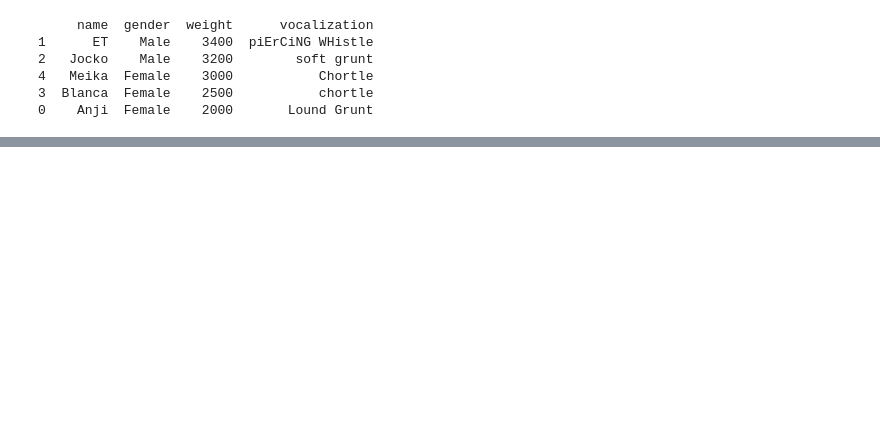
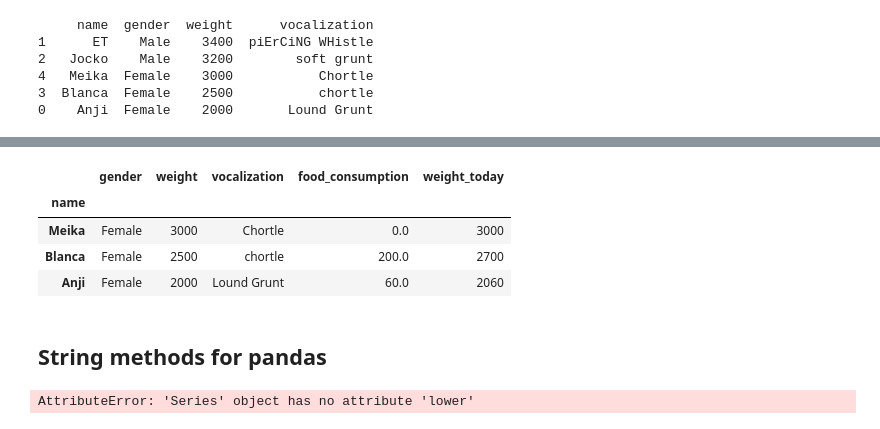
Before and after one commit to kuti1234/weeklong_15_class-hour_python_class, a Jupyter notebook: day5/11_walrus_data.ipynb, the cells around one changed output, grey strips where cells are left out. Saved outputs shown, nothing was run; the diff lists cells and outputs as text; code cells hidden in the pictures; blank space fills up the shorter version.

```diff
--- a/day5/11_walrus_data.ipynb
+++ b/day5/11_walrus_data.ipynb
@@ -82,0 +192,4 @@ print(walruses)
+# %%
+# Creating a new pandas Series to record how many pounds of food the walruses ate today
+walrus_food_consumption = pd.Series([60,150,100,200], index=['Anji','ET','Jocko', 'Blanca'])
+walrus_food_consumption
@@ -82,0 +271,19 @@ print(walruses)
+# %%
+# Identify female walruses with weight >=1000
+# note the logical AND operator and the grouping parentheses below
+bigfemalewalruses = (walruses['gender']=='Female') & (walruses['weight'] >=1000)
+walruses[bigfemalewalruses]
+# %% [output]
+|  | gender | weight | vocalization | food_consumption | weight_today |
+| name |  |  |  |  |  |
+| Meika | Female | 3000 | Chortle | 0.0 | 3000 |
+| Blanca | Female | 2500 | chortle | 200.0 | 2700 |
+| Anji | Female | 2000 | Lound Grunt | 60.0 | 2060 |
+# %% [markdown]
+## String methods for pandas
+# %%
+walruses['vocalization'].lower()
+# ^^^ this doesn't work because we're trying to apply a string method to a pandas series
+# rather, we want to apply the method to the items in the series
+# %% [output]
+AttributeError: 'Series' object has no attribute 'lower'
```
Also changed, not shown: parts of 34 cells of this notebook, 2 other files.
